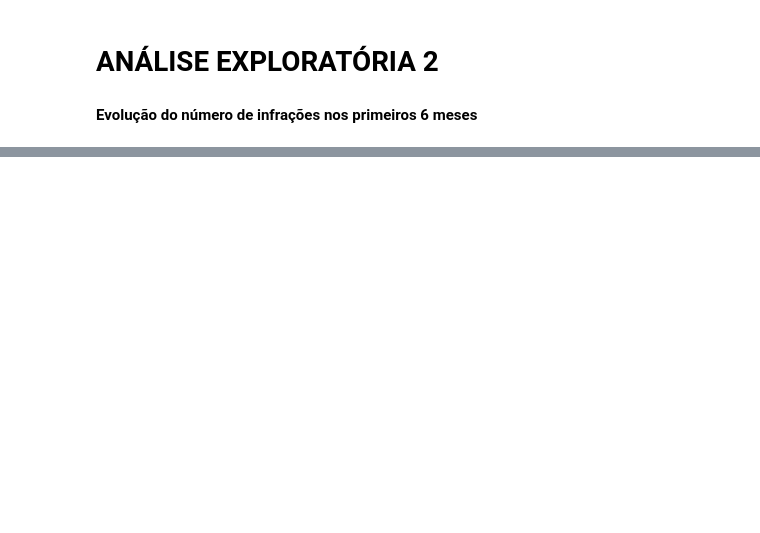
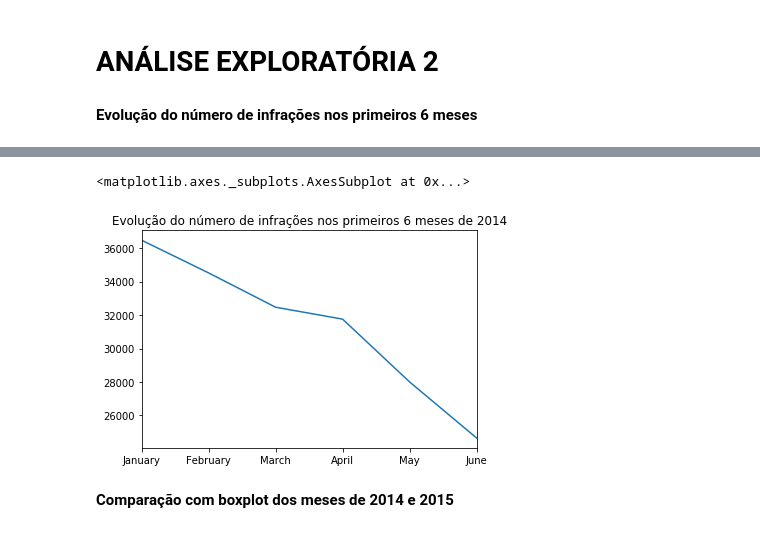
Before and after one commit to BrunoPereira1/Topicos-Integradores2, a Jupyter notebook: Projeto_Análise.ipynb, the cells around one changed output, grey strips where cells are left out. Cells and saved outputs as stored; diff of their text form; code cells hidden in the pictures; blank space fills up the shorter version.

```diff
--- a/Projeto_Análise.ipynb
+++ b/Projeto_Análise.ipynb
@@ -219,8 +335,8 @@ data1.plot.bar(title="Porcentagem de Crescimento",color='violet',rot=0)
 # %%
 df.datainfracao = pd.to_datetime(df.datainfracao)
 # %%
-x = df.datainfracao.dt.month_name().value_counts()
+meses2014 = df.datainfracao.dt.month_name().value_counts()
 # %%
 new_order = ['January', 'February', 'March', 'April', 'May', 'June', 'July', 'August', 'September', 'October', 'November', 'December']
 # %%
-x = x.reindex(new_order,axis=0)
+meses2014 = meses2014.reindex(new_order,axis=0)
@@ -227,2 +353,7 @@ x = x.reindex(new_order,axis=0)
 # %%
-x.head(6).plot(title="Evolução do número de infrações nos primeiros 6 meses de 2014")
+meses2014[0:6].plot(title="Evolução do número de infrações nos primeiros 6 meses de 2014")
+# %% [output]
+<matplotlib.axes._subplots.AxesSubplot at 0x...>
+[figure, added]
+# %% [markdown]
+**Comparação com boxplot dos meses de 2014 e 2015**
```
Also changed, not shown: parts of 34 cells of this notebook.
